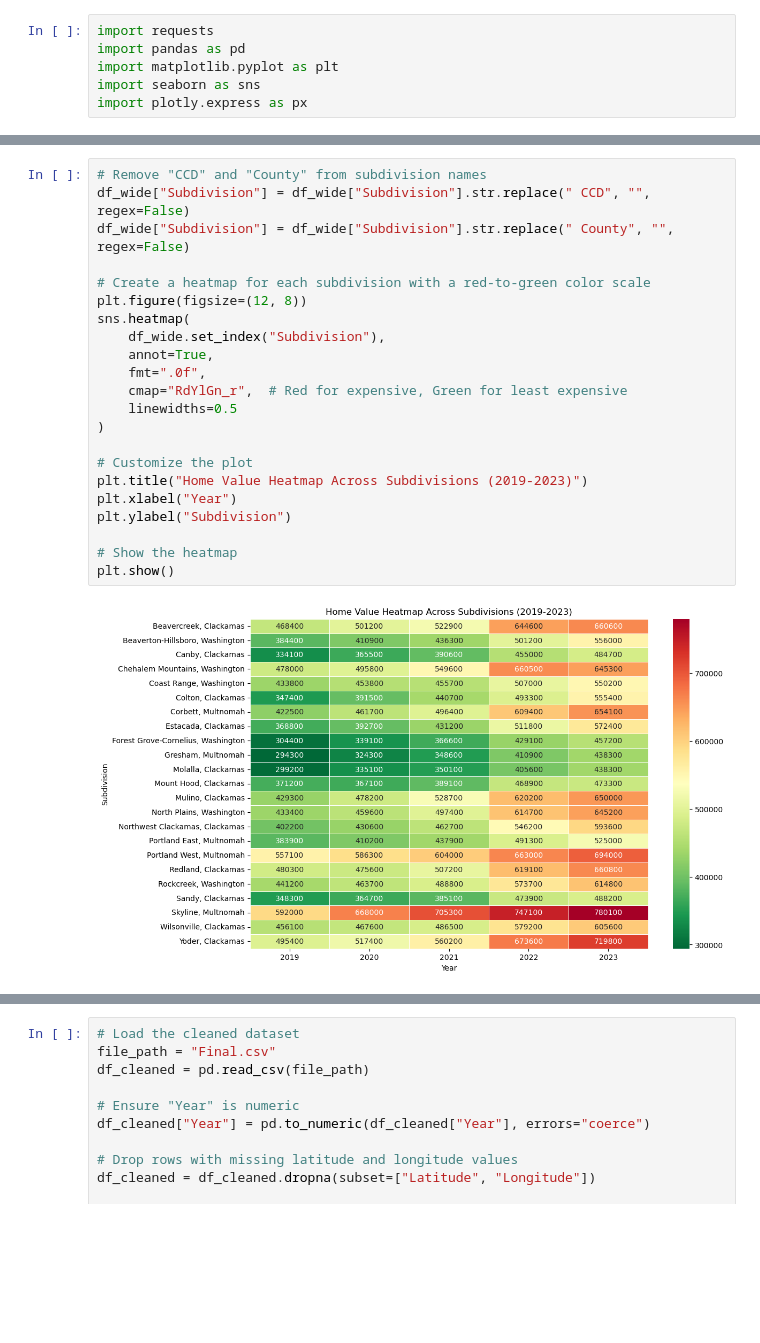
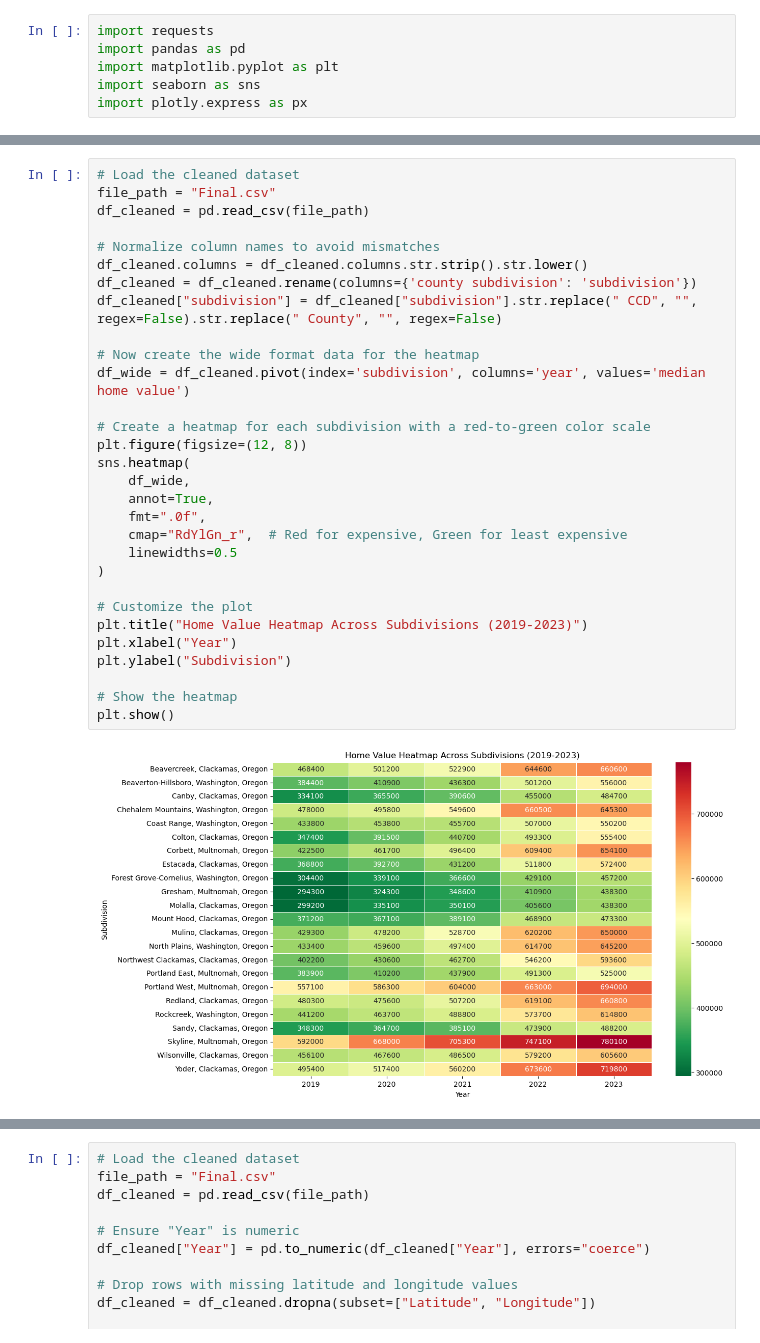
Before and after one commit to Tserrof7/Portland-Housing-Prices-Affordability-Project, a Jupyter notebook: Project.ipynb, the cells around one changed output, grey strips where cells are left out. Saved outputs shown, nothing was run; the diff lists cells and outputs as text; blank space fills up the shorter version.

```diff
--- a/Project.ipynb
+++ b/Project.ipynb
@@ -188,24 +52,32 @@ plt.show()
 # %%
-# Remove "CCD" and "County" from subdivision names
-df_wide["Subdivision"] = df_wide["Subdivision"].str.replace(" CCD", "", regex=False)
-df_wide["Subdivision"] = df_wide["Subdivision"].str.replace(" County", "", regex=False)
+# Load the cleaned dataset
+file_path = "Final.csv"
+df_cleaned = pd.read_csv(file_path)
+
+# Normalize column names to avoid mismatches
+df_cleaned.columns = df_cleaned.columns.str.strip().str.lower()
+df_cleaned = df_cleaned.rename(columns={'county subdivision': 'subdivision'})
+df_cleaned["subdivision"] = df_cleaned["subdivision"].str.replace(" CCD", "", regex=False).str.replace(" County", "", regex=False)
+
+# Now create the wide format data for the heatmap
+df_wide = df_cleaned.pivot(index='subdivision', columns='year', values='median home value')
 
 # Create a heatmap for each subdivision with a red-to-green color scale
 plt.figure(figsize=(12, 8))
 sns.heatmap(
-    df_wide.set_index("Subdivision"),
+    df_wide,
     annot=True,
     fmt=".0f",
     cmap="RdYlGn_r",  # Red for expensive, Green for least expensive
     linewidths=0.5
 )
 
 # Customize the plot
 plt.title("Home Value Heatmap Across Subdivisions (2019-2023)")
 plt.xlabel("Year")
 plt.ylabel("Subdivision")
 
 # Show the heatmap
 plt.show()
 # %% [output]
-[figure, old version]
+[figure, new version]
```
Also changed, not shown: parts of 12 cells of this notebook, 8 other files.
